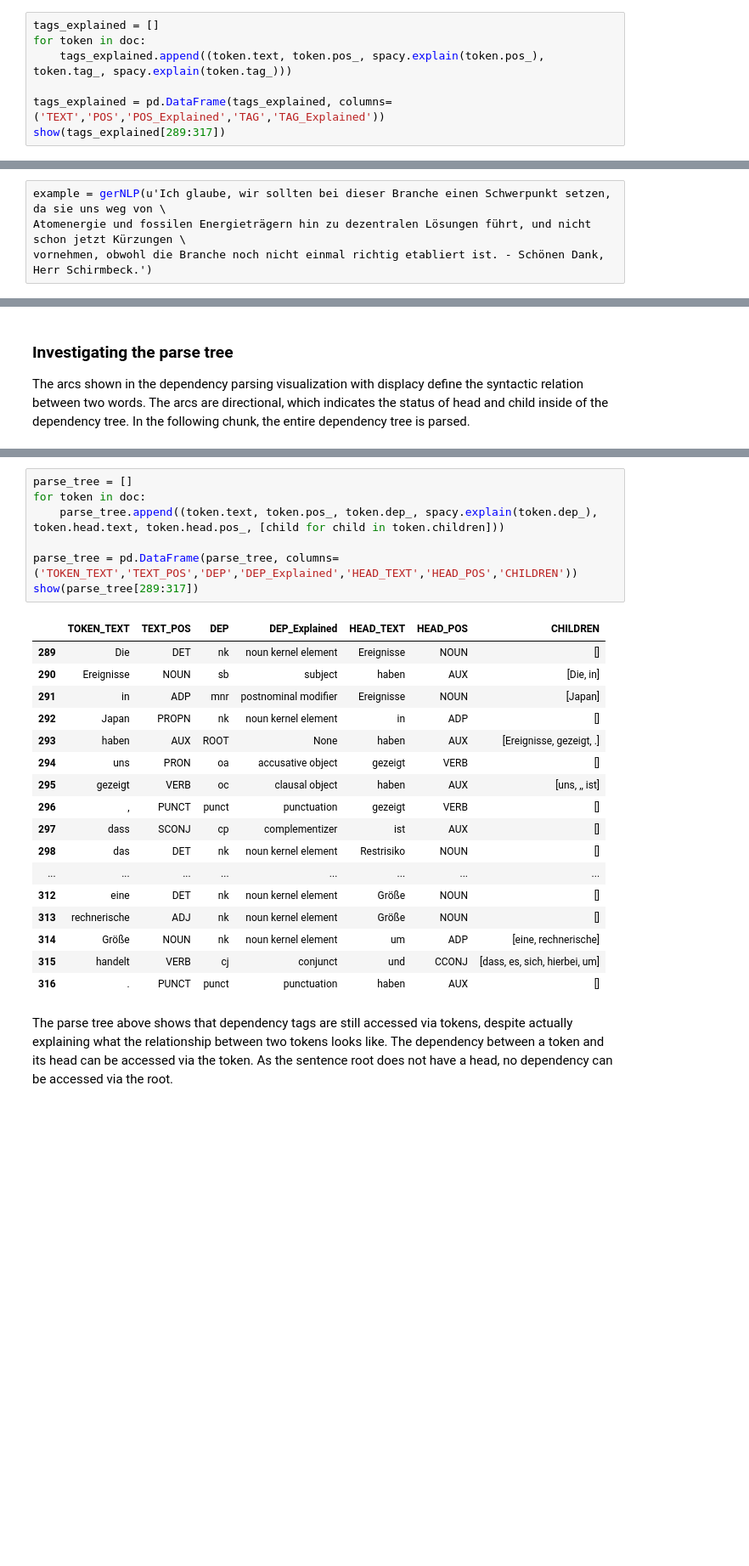
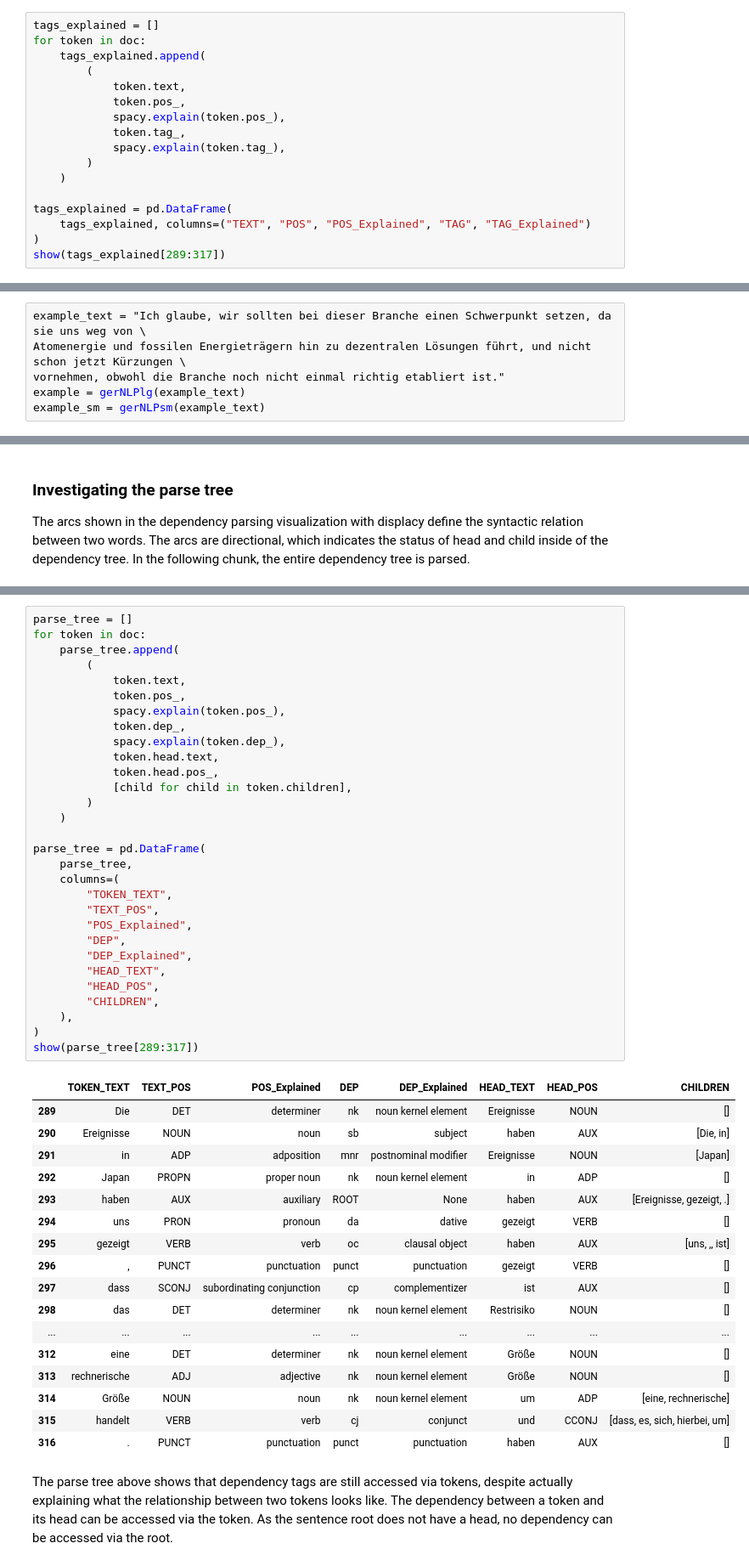
Before and after one commit to sebas-seck/bundestag_nlp, a Jupyter notebook: nb_01_spacy_exploration.ipynb, the cells around one changed output, grey strips where cells are left out. Shown at 85% size. Drawn from its saved outputs; the diff is of its cells as text; blank space fills up the shorter version.

```diff
--- a/nb_01_spacy_exploration.ipynb
+++ b/nb_01_spacy_exploration.ipynb
@@ -102,9 +121,19 @@ Calling *spacy.explain()* on the TAG or POS will return a more profound explanat
 # %%
 tags_explained = []
 for token in doc:
-    tags_explained.append((token.text, token.pos_, spacy.explain(token.pos_), token.tag_, spacy.explain(token.tag_)))
+    tags_explained.append(
+        (
+            token.text,
+            token.pos_,
+            spacy.explain(token.pos_),
+            token.tag_,
+            spacy.explain(token.tag_),
+        )
+    )
 
-tags_explained = pd.DataFrame(tags_explained, columns=('TEXT','POS','POS_Explained','TAG','TAG_Explained'))
+tags_explained = pd.DataFrame(
+    tags_explained, columns=("TEXT", "POS", "POS_Explained", "TAG", "TAG_Explained")
+)
 show(tags_explained[289:317])
 # %% [output]
 |  | TEXT | POS | POS_Explained | TAG | TAG_Explained |
@@ -158,4 +213,6 @@ https://explosion.ai/blog/german-model#word-order
 # %%
-example = gerNLP(u'Ich glaube, wir sollten bei dieser Branche einen Schwerpunkt setzen, da sie uns weg von \
+example_text = "Ich glaube, wir sollten bei dieser Branche einen Schwerpunkt setzen, da sie uns weg von \
 Atomenergie und fossilen Energieträgern hin zu dezentralen Lösungen führt, und nicht schon jetzt Kürzungen \
-vornehmen, obwohl die Branche noch nicht einmal richtig etabliert ist. - Schönen Dank, Herr Schirmbeck.')
+vornehmen, obwohl die Branche noch nicht einmal richtig etabliert ist."
+example = gerNLPlg(example_text)
+example_sm = gerNLPsm(example_text)
@@ -215,28 +303,51 @@ show(parse_tree)
 # %%
 parse_tree = []
 for token in doc:
-    parse_tree.append((token.text, token.pos_, token.dep_, spacy.explain(token.dep_), token.head.text, token.head.pos_, [child for child in token.children]))
+    parse_tree.append(
+        (
+            token.text,
+            token.pos_,
+            spacy.explain(token.pos_),
+            token.dep_,
+            spacy.explain(token.dep_),
+            token.head.text,
+            token.head.pos_,
+            [child for child in token.children],
+        )
+    )
 
-parse_tree = pd.DataFrame(parse_tree, columns=('TOKEN_TEXT','TEXT_POS','DEP','DEP_Explained','HEAD_TEXT','HEAD_POS','CHILDREN'))
+parse_tree = pd.DataFrame(
+    parse_tree,
+    columns=(
+        "TOKEN_TEXT",
+        "TEXT_POS",
+        "POS_Explained",
+        "DEP",
+        "DEP_Explained",
+        "HEAD_TEXT",
+        "HEAD_POS",
+        "CHILDREN",
+    ),
+)
 show(parse_tree[289:317])
 # %% [output]
-|  | TOKEN_TEXT | TEXT_POS | DEP | DEP_Explained | HEAD_TEXT | HEAD_POS | CHILDREN |
-| 289 | Die | DET | nk | noun kernel element | Ereignisse | NOUN | [] |
-| 290 | Ereignisse | NOUN | sb | subject | haben | AUX | [Die, in] |
-| 291 | in | ADP | mnr | postnominal modifier | Ereignisse | NOUN | [Japan] |
-| 292 | Japan | PROPN | nk | noun kernel element | in | ADP | [] |
-| 293 | haben | AUX | ROOT | None | haben | AUX | [Ereignisse, gezeigt, .] |
-| 294 | uns | PRON | oa | accusative object | gezeigt | VERB | [] |
-| 295 | gezeigt | VERB | oc | clausal object | haben | AUX | [uns, ,, ist] |
-| 296 | , | PUNCT | punct | punctuation | gezeigt | VERB | [] |
-| 297 | dass | SCONJ | cp | complementizer | ist | AUX | [] |
-| 298 | das | DET | nk | noun kernel element | Restrisiko | NOUN | [] |
-| ... | ... | ... | ... | ... | ... | ... | ... |
-| 312 | eine | DET | nk | noun kernel element | Größe | NOUN | [] |
-| 313 | rechnerische | ADJ | nk | noun kernel element | Größe | NOUN | [] |
-| 314 | Größe | NOUN | nk | noun kernel element | um | ADP | [eine, rechnerische] |
-| 315 | handelt | VERB | cj | conjunct | und | CCONJ | [dass, es, sich, hierbei, um] |
-| 316 | . | PUNCT | punct | punctuation | haben | AUX | [] |
+|  | TOKEN_TEXT | TEXT_POS | POS_Explained | DEP | DEP_Explained | HEAD_TEXT | HEAD_POS | CHILDREN |
+| 289 | Die | DET | determiner | nk | noun kernel element | Ereignisse | NOUN | [] |
+| 290 | Ereignisse | NOUN | noun | sb | subject | haben | AUX | [Die, in] |
+| 291 | in | ADP | adposition | mnr | postnominal modifier | Ereignisse | NOUN | [Japan] |
+| 292 | Japan | PROPN | proper noun | nk | noun kernel element | in | ADP | [] |
+| 293 | haben | AUX | auxiliary | ROOT | None | haben | AUX | [Ereignisse, gezeigt, .] |
+| 294 | uns | PRON | pronoun | da | dative | gezeigt | VERB | [] |
+| 295 | gezeigt | VERB | verb | oc | clausal object | haben | AUX | [uns, ,, ist] |
+| 296 | , | PUNCT | punctuation | punct | punctuation | gezeigt | VERB | [] |
+| 297 | dass | SCONJ | subordinating conjunction | cp | complementizer | ist | AUX | [] |
+| 298 | das | DET | determiner | nk | noun kernel element | Restrisiko | NOUN | [] |
+| ... | ... | ... | ... | ... | ... | ... | ... | ... |
+| 312 | eine | DET | determiner | nk | noun kernel element | Größe | NOUN | [] |
+| 313 | rechnerische | ADJ | adjective | nk | noun kernel element | Größe | NOUN | [] |
+| 314 | Größe | NOUN | noun | nk | noun kernel element | um | ADP | [eine, rechnerische] |
+| 315 | handelt | VERB | verb | cj | conjunct | und | CCONJ | [dass, es, sich, hierbei, um] |
+| 316 | . | PUNCT | punctuation | punct | punctuation | haben | AUX | [] |
 # %% [markdown]
 The parse tree above shows that dependency tags are still accessed via tokens, despite actually explaining what the relationship between two tokens looks like. The dependency between a token and its head can be accessed via the token. As the sentence root does not have a head, no dependency can be accessed via the root.
 # %%
```
Also changed, not shown: parts of 33 cells of this notebook, 2 other files.
